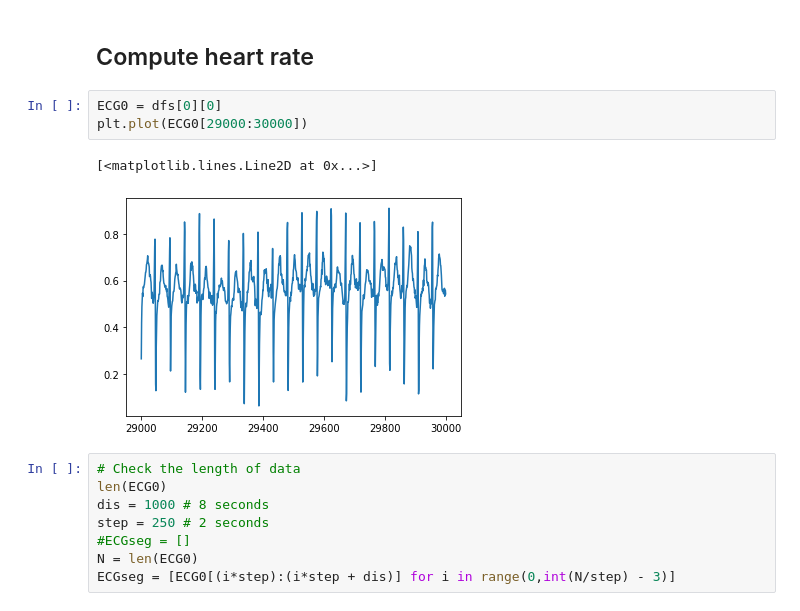
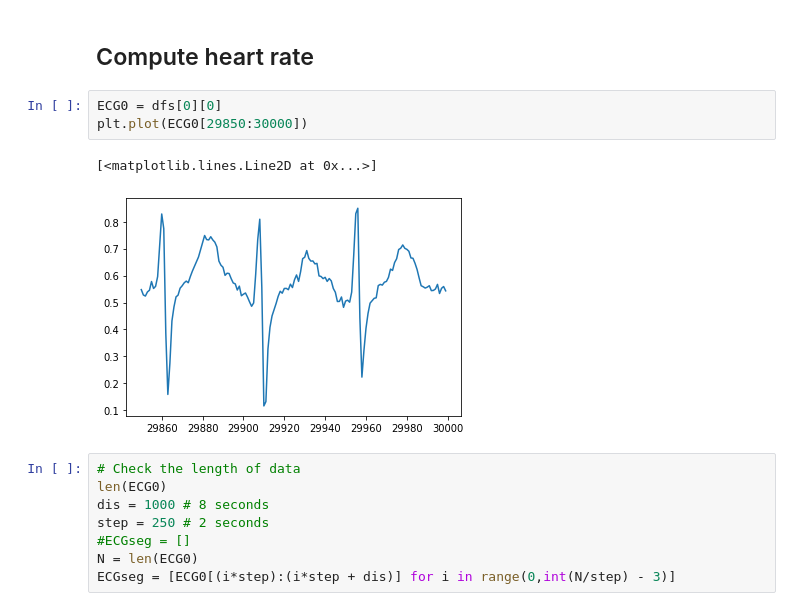
Before and after one commit to LongNguyen1984/TimeSeriesWithPython, a Jupyter notebook: HR_DNN.ipynb, the cells around one changed output. Saved outputs shown, nothing was run; the diff lists cells and outputs as text.

```diff
--- a/HR_DNN.ipynb
+++ b/HR_DNN.ipynb
@@ -154,10 +154,10 @@ print(len(hrdfs[0][0]))
 ## Compute heart rate
 # %%
 ECG0 = dfs[0][0]
-plt.plot(ECG0[29000:30000])
+plt.plot(ECG0[29850:30000])
 # %% [output]
 [<matplotlib.lines.Line2D at 0x...>]
-[figure, old version]
+[figure, new version]
 # %%
 # Check the length of data
 len(ECG0)
```
Also changed, not shown: parts of 16 cells of this notebook.
